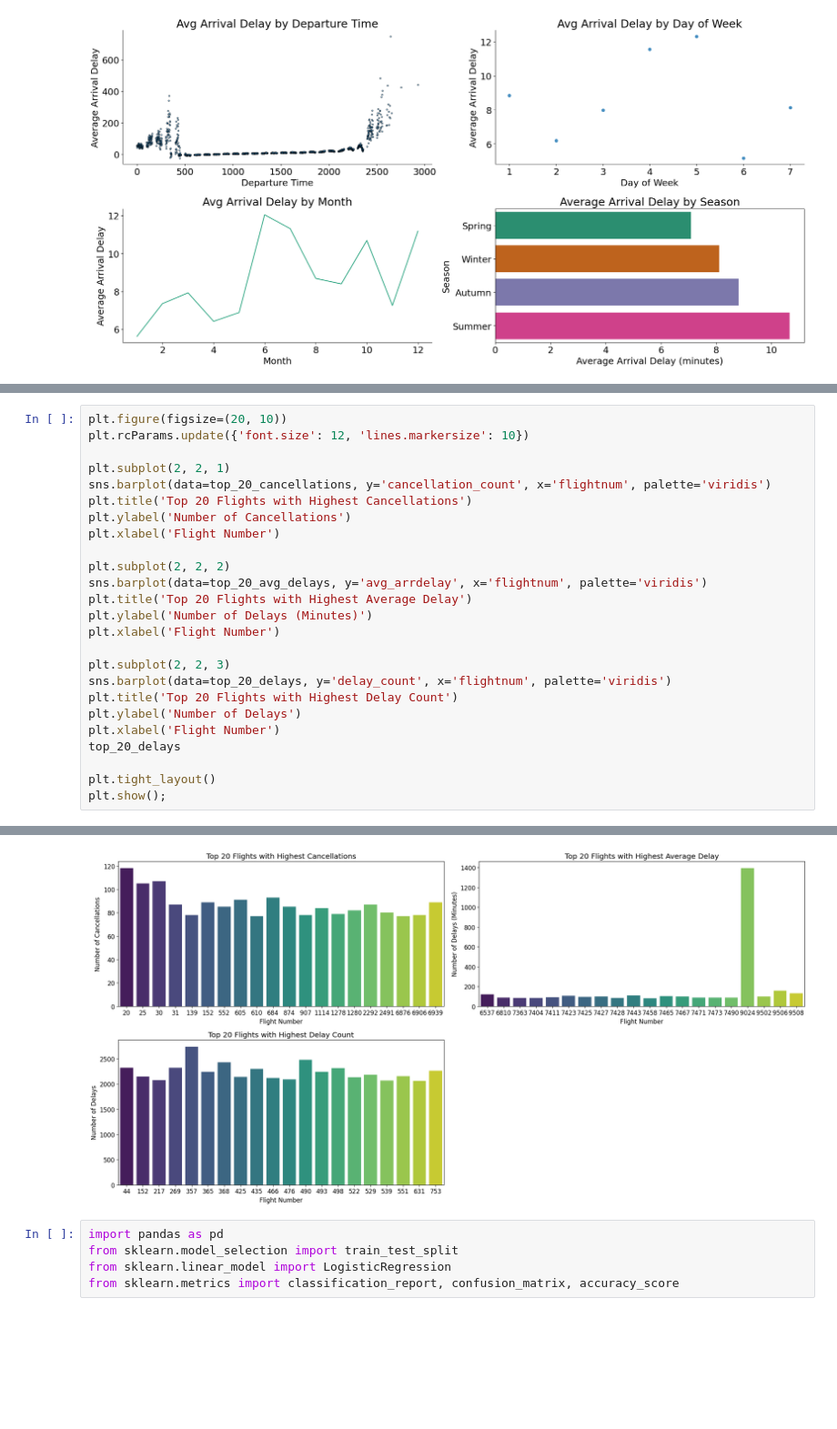
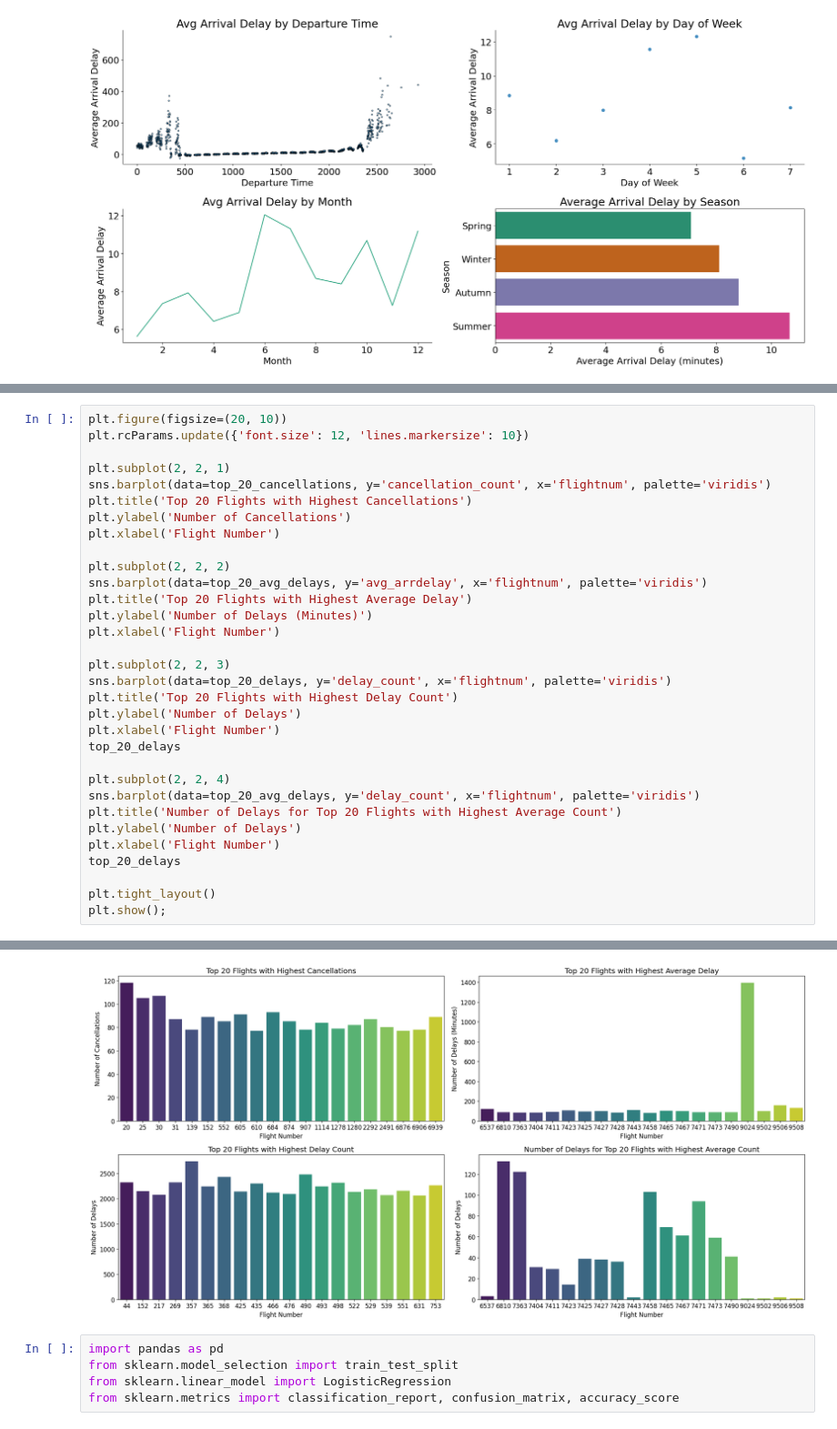
Before and after one commit to azrazainol/FlightData_LogisticRegression, a Jupyter notebook: STQD6324_Assignment_02.ipynb, the cells around one changed output, grey strips where cells are left out. Shown: that part at 91% size. Cells and saved outputs as stored; diff of their text form; blank space fills up the shorter version.

```diff
--- a/STQD6324_Assignment_02.ipynb
+++ b/STQD6324_Assignment_02.ipynb
@@ -197,6 +298,13 @@ plt.ylabel('Number of Delays')
 plt.xlabel('Flight Number')
 top_20_delays
 
+plt.subplot(2, 2, 4)
+sns.barplot(data=top_20_avg_delays, y='delay_count', x='flightnum', palette='viridis')
+plt.title('Number of Delays for Top 20 Flights with Highest Average Count')
+plt.ylabel('Number of Delays')
+plt.xlabel('Flight Number')
+top_20_delays
+
 plt.tight_layout()
 plt.show();
 # %% [output]
@@ -214,4 +326,4 @@ Passing `palette` without assigning `hue` is deprecated and will be removed in v
-[figure, old version]
+[figure, new version]
 # %%
 import pandas as pd
 from sklearn.model_selection import train_test_split
```
Also changed, not shown: parts of 19 cells of this notebook.
